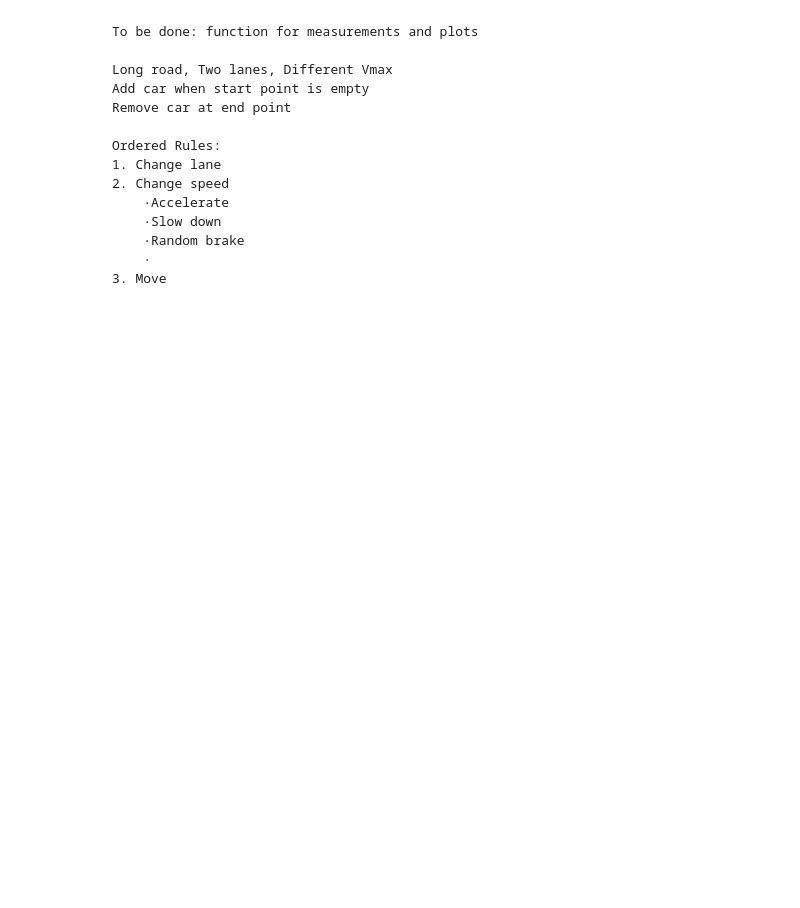
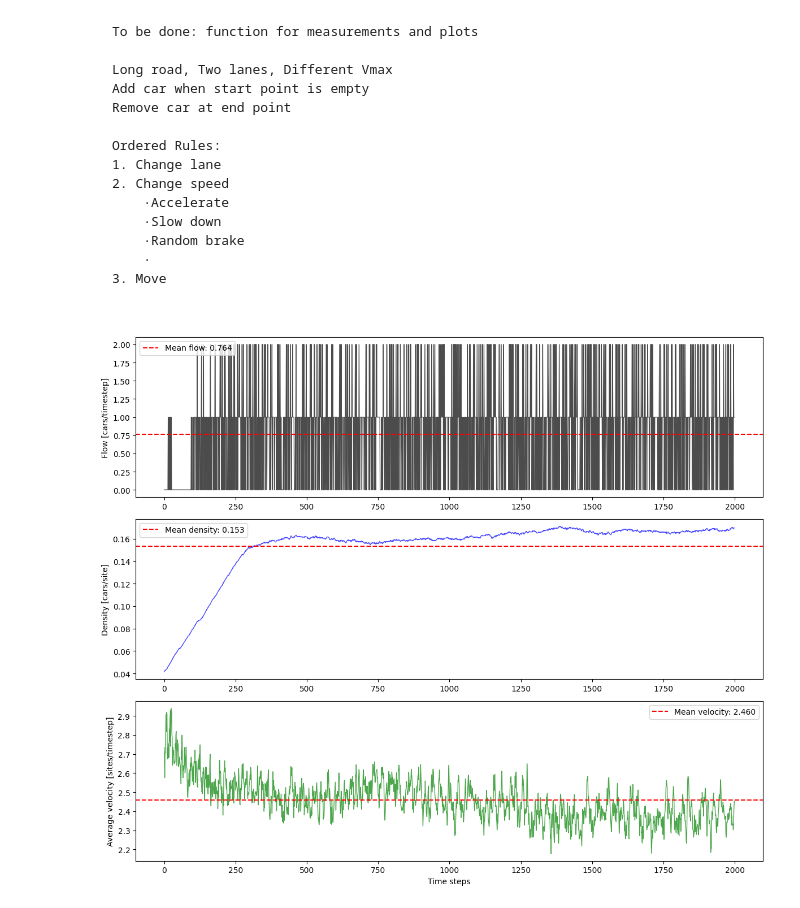
Before and after one commit to summer-dimples/summer, a Jupyter notebook: Long_Model.ipynb, the cells around one changed output. Saved outputs shown, nothing was run; the diff lists cells and outputs as text; code cells hidden in the pictures; blank space fills up the shorter version.

```diff
--- a/Long_Model.ipynb
+++ b/Long_Model.ipynb
@@ -208,32 +208,105 @@ def update_traffic(lanes, driver_types, exit_point, p=0.3, p_change=0.3):
     lanes, driver_types = remove_cars(lanes, driver_types, exit_point)
 
     # add new car at start point
     lanes, driver_types = add_new_car(lanes, driver_types)
 
     return lanes, driver_types
 
+# code for calculate traffic measurements
+def calculate_traffic_measurements(lanes):
+    length = len(lanes[0])
+    measure_point = length // 2
+    total_flow = 0
+    num_cars = 0
+    total_velocity = 0
 
+    for lane_idx in range(2):
+        car_positions = np.where(lanes[lane_idx] >= 0)[0]
+        car_velocities = lanes[lane_idx][car_positions]
+
+        num_cars += len(car_positions)
+        total_velocity += np.sum(car_velocities)
+
+
+        for pos in car_positions:
+            velocity = lanes[lane_idx][pos]
+            if velocity > 0:
+                start_pos = pos - velocity
+
+                if start_pos <= measure_point < pos:
+                    total_flow += 1
+
+    density = num_cars / (2 * length)
+    avg_velocity = total_velocity / num_cars
+
+    return total_flow, density, avg_velocity
 # run the simulation
 def simulate_traffic(length, t0, steps, p=0.3, p_change=0.3):
     lanes, driver_types = initialize_road(length)
     exit_point = length - 10
 
     # first simulate t0 times, and begin the collection of data after the first t0 time steps
     for _ in range(t0):
         lanes, driver_types = update_traffic(lanes, driver_types, exit_point, p, p_change)
 
+
+    flows = []
+    densities = []
+    velocities = []
+
     lanes_history = np.zeros((steps, 2, length), dtype=int)
     driver_types_history = np.zeros((steps, 2, length), dtype=int)
 
     lanes_history[0] = lanes
     driver_types_history[0] = driver_types
 
     # simulate and start to record the data
     for step in range(steps):
+        flow, density, velocity = calculate_traffic_measurements(lanes)
+        flows.append(flow)
+        densities.append(density)
+        velocities.append(velocity)
+
         lanes, driver_types = update_traffic(lanes, driver_types, exit_point, p, p_change)
         if step < steps - 1:
             lanes_history[step + 1] = lanes
             driver_types_history[step + 1] = driver_types
 
-    return lanes_history, driver_types_history
-#_, _ = simulate_traffic(1000, 100, 100, p=0.3, p_change=0.3)
+    return flows, densities, velocities, lanes_history, driver_types_history
+
+# just rough plot for the measurements
+def plot_traffic_measurements(flows, densities, velocities, steps):
+    time = np.arange(steps)
+
+
+    fig, (ax1, ax2, ax3) = plt.subplots(3, 1, figsize=(12, 10))
+
+
+    ax1.plot(time, flows, 'k-', linewidth=1, alpha=0.7)
+    ax1.axhline(y=np.mean(flows), color='r', linestyle='--',
+                label=f'Mean flow: {np.mean(flows):.3f}')
+    ax1.set_ylabel('Flow [cars/timestep]')
+    ax1.legend()
+
+
+    ax2.plot(time, densities, 'b-', linewidth=1, alpha=0.7)
+    ax2.axhline(y=np.mean(densities), color='r', linestyle='--',
+                label=f'Mean density: {np.mean(densities):.3f}')
+    ax2.set_ylabel('Density [cars/site]')
+    ax2.legend()
+
+
+    ax3.plot(time, velocities, 'g-', linewidth=1, alpha=0.7)
+    ax3.axhline(y=np.mean(velocities), color='r', linestyle='--',
+                label=f'Mean velocity: {np.mean(velocities):.3f}')
+    ax3.set_ylabel('Average velocity [sites/timestep]')
+    ax3.set_xlabel('Time steps')
+    ax3.legend()
+
+    plt.tight_layout()
+    plt.show()
+
+flows, densities, velocities, lanes_history, driver_types_history = simulate_traffic(1000, 100, 2000, p=0.3, p_change=0.3)
+plot_traffic_measurements(flows, densities, velocities, 2000)
+# %% [output]
+[figure, added]
```
